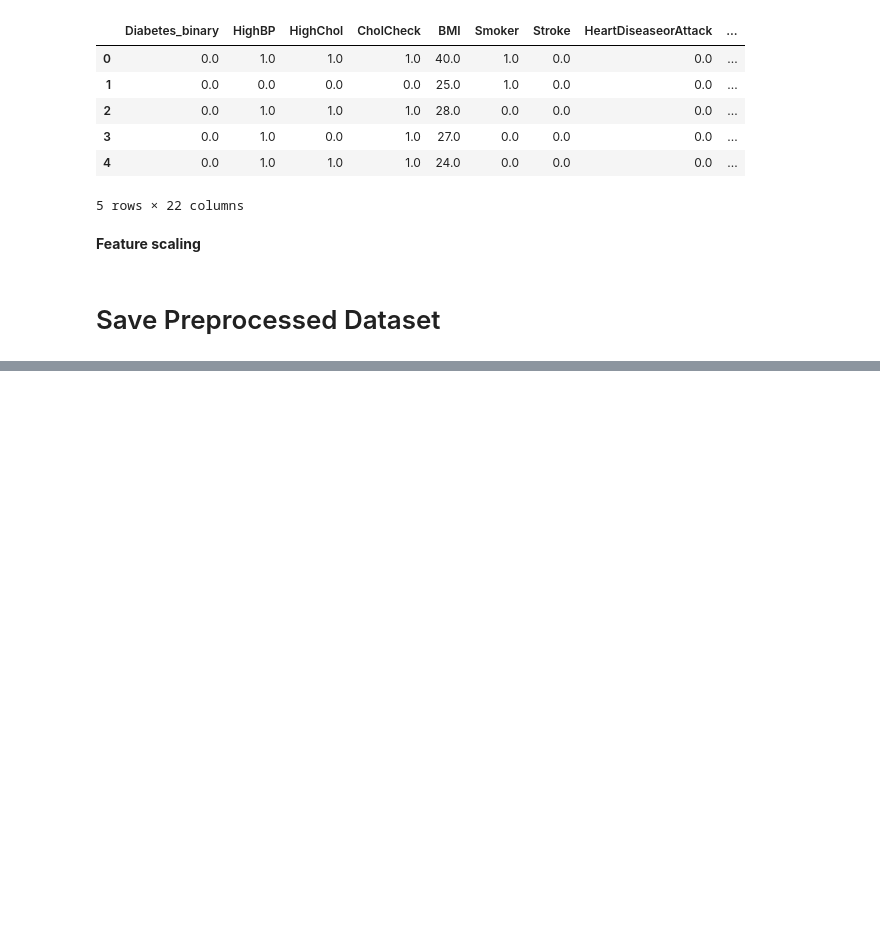
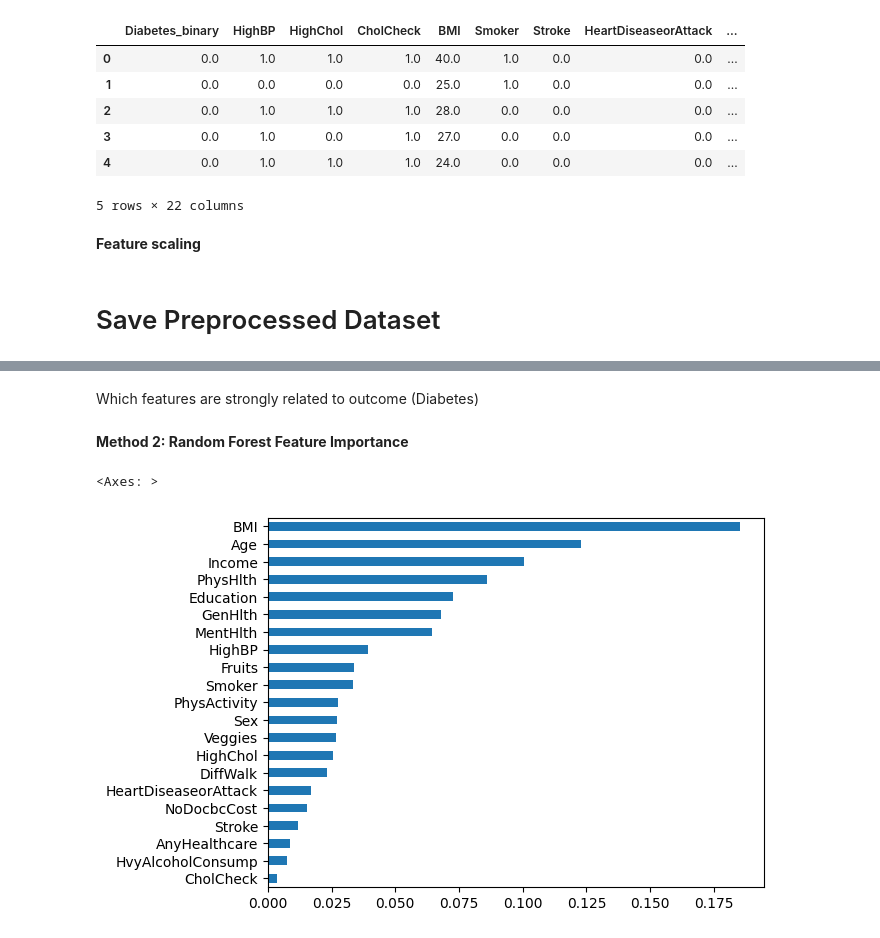
Before and after one commit to ayyan-aslam/Diabetes-Indicator-Project, a Jupyter notebook: diabetes-project.ipynb, the cells around one changed output, grey strips where cells are left out. Saved outputs shown, nothing was run; the diff lists cells and outputs as text; code cells hidden in the pictures; blank space fills up the shorter version.

Commit message:
Kaggle Notebook | Diabetes Project | phase 3 feature engineering of diabetes project

```diff
--- a/diabetes-project.ipynb
+++ b/diabetes-project.ipynb
@@ -238,0 +264,18 @@ df.to_csv("diabetes_preprocessed.csv", index=False)
+# %% [markdown]
+Which features are strongly related to outcome (Diabetes)
+# %% [markdown]
+**Method 2: Random Forest Feature Importance**
+# %%
+from sklearn.ensemble import RandomForestClassifier
+
+X = df.drop("Diabetes_binary", axis=1)
+y = df["Diabetes_binary"]
+
+model = RandomForestClassifier()
+model.fit(X, y)
+
+importance = pd.Series(model.feature_importances_, index=X.columns)
+importance.sort_values().plot(kind='barh')
+# %% [output]
+<Axes: >
+[figure, added]
```
Also changed, not shown: parts of 33 cells of this notebook.
